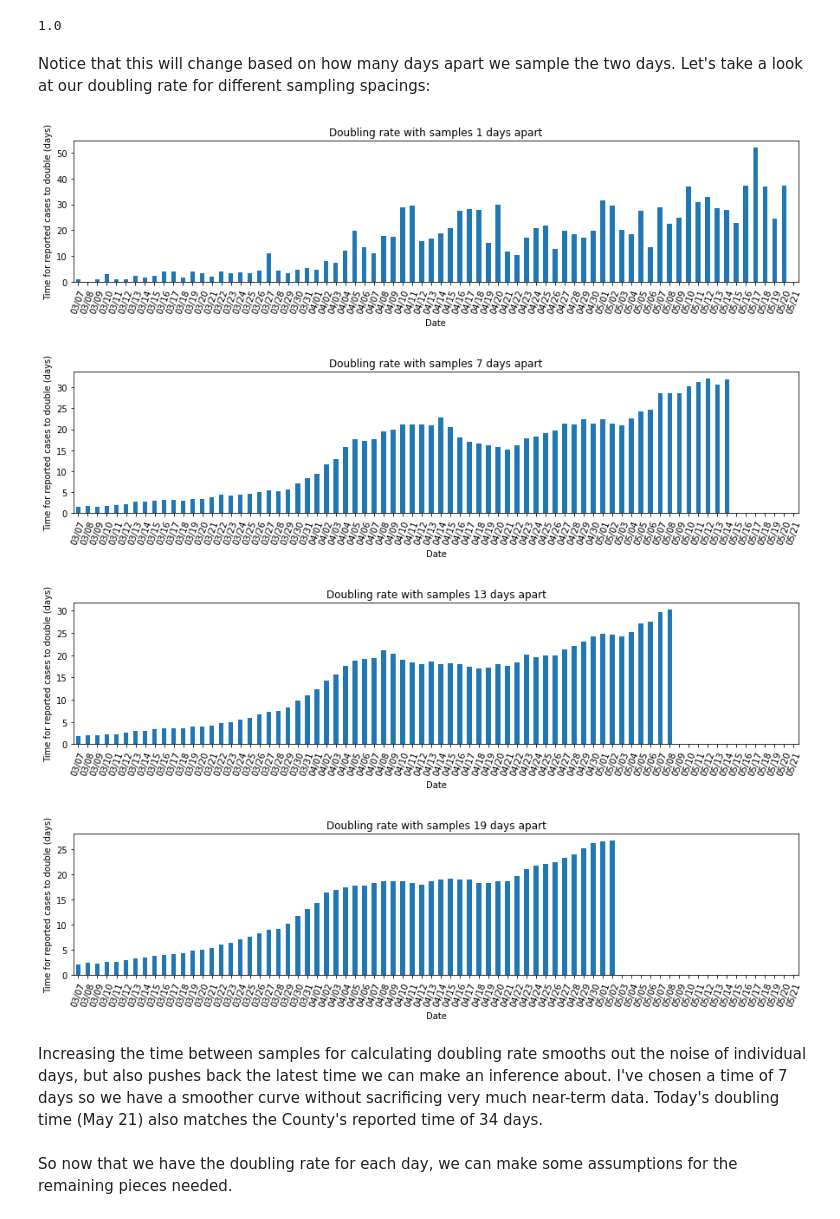
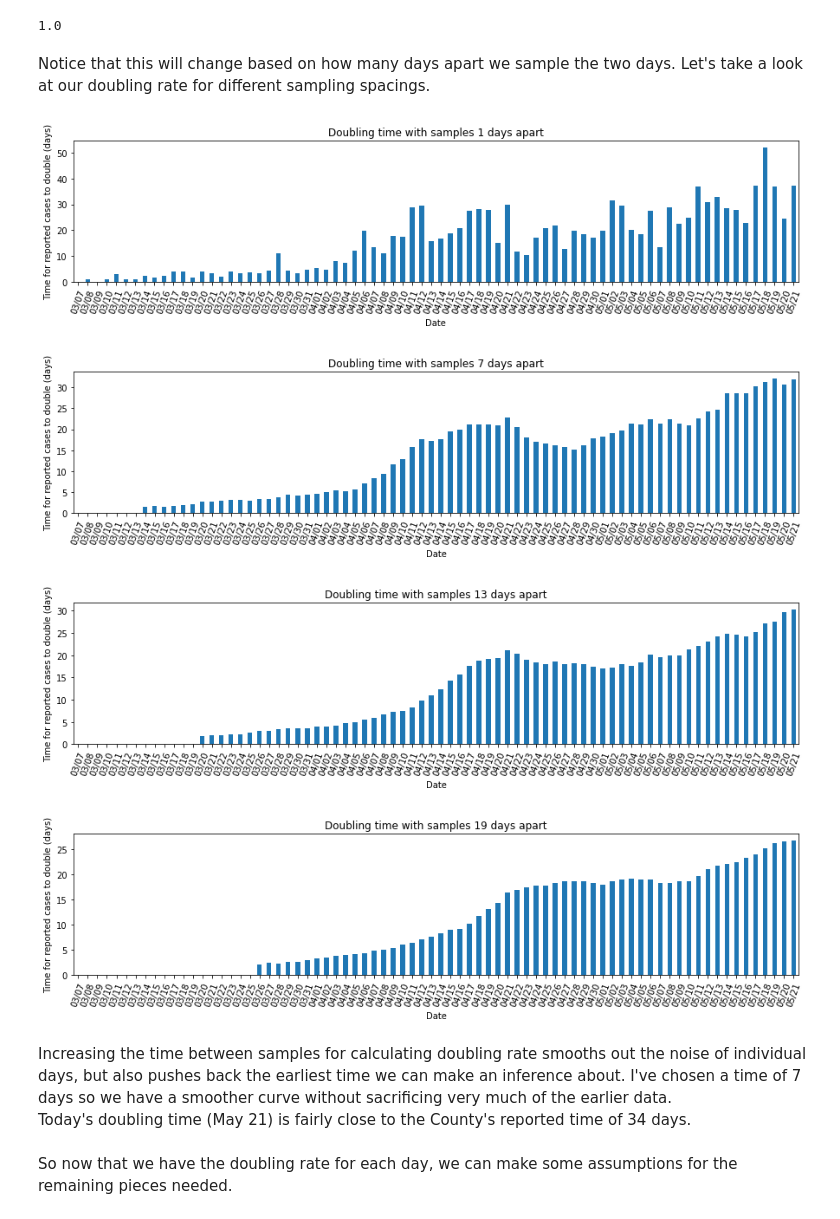
Before and after one commit to AndrewJWashington/covid_san_diego, a Jupyter notebook: new_cases_and_tests.ipynb, the cells around one changed output. Drawn from its saved outputs; the diff is of its cells as text; code cells hidden in the pictures.

```diff
--- a/new_cases_and_tests.ipynb
+++ b/new_cases_and_tests.ipynb
@@ -80,6 +68,7 @@ df.sort_values('date', inplace=True)
 # %% [markdown]
 We also want to today's deaths - not just the total.
 # %%
+df.deaths.fillna(0, inplace=True)
 df['deaths_today'] = df['deaths'] - df.shift(periods=1)['deaths']
 # %% [markdown]
 We'll also want a way to make nice plots without writing the same code over and over.
@@ -93,7 +83,8 @@ plot_by_time('deaths_today')
 # %% [markdown]
 And we want the total number of cases to date:
-# %%
-df['total_cases_reported'] = df['newcases'].cumsum()
+# %%
+df['reported_new_cases'] = df['newcases'] # make new column with more accurate name
+df['total_cases_reported'] = df['reported_new_cases'].cumsum()
 # %%
 plot_by_time(col='total_cases_reported')
 plt.title('Total number of cases')
@@ -156,23 +146,25 @@ time_delta * np.log(2) / np.log(q2/q1)
 # %% [output]
 1.0
 # %% [markdown]
-Notice that this will change based on how many days apart we sample the two days. Let's take a look at our doubling rate for different sampling spacings:
+Notice that this will change based on how many days apart we sample the two days. Let's take a look at our doubling rate for different sampling spacings.
 # %%
 for i in range(1, 20, 6):
     time_delta = i # days
-    df['days_to_double'] = time_delta * np.log(2) / np.log(np.array(df.shift(periods=-time_delta)['total_cases_reported'], dtype=float) / np.array(df['total_cases_reported'], dtype=float))
+    df['days_to_double'] = time_delta * np.log(2) / np.log(np.array(df['total_cases_reported'], dtype=float) /
+                                                           np.array(df.shift(periods=time_delta)['total_cases_reported'], dtype=float))
 
     plt.figure()
-    plt.title(f'Doubling rate with samples {i} days apart')
+    plt.title(f'Doubling time with samples {i} days apart')
     plot_by_time('days_to_double')
     plt.ylabel('Time for reported cases to double (days)')
     plt.xlabel('Date');
 # %% [output]
-[figure, old version]
+[figure, new version]
-[figure, old version]
+[figure, new version]
-[figure, old version]
+[figure, new version]
-[figure, old version]
+[figure, new version]
 # %% [markdown]
-Increasing the time between samples for calculating doubling rate smooths out the noise of individual days, but also pushes back the latest time we can make an inference about. I've chosen a time of 7 days so we have a smoother curve without sacrificing very much near-term data. Today's doubling time (May 21) also matches the County's reported time of 34 days.
+Increasing the time between samples for calculating doubling rate smooths out the noise of individual days, but also pushes back the earliest time we can make an inference about. I've chosen a time of 7 days so we have a smoother curve without sacrificing very much of the earlier data.
+Today's doubling time (May 21) is fairly close to the County's reported time of 34 days.
 # %%
 time_delta = 7 # days
```
Also changed, not shown: parts of 40 cells of this notebook.
